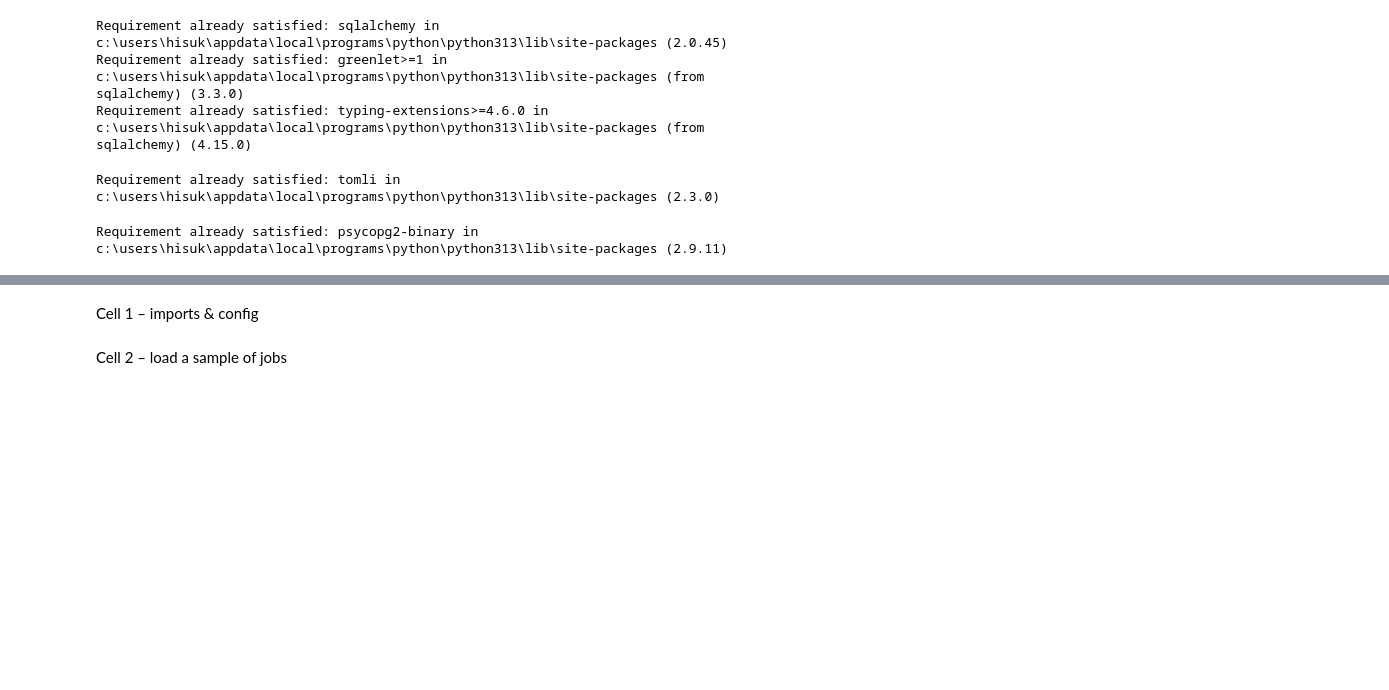
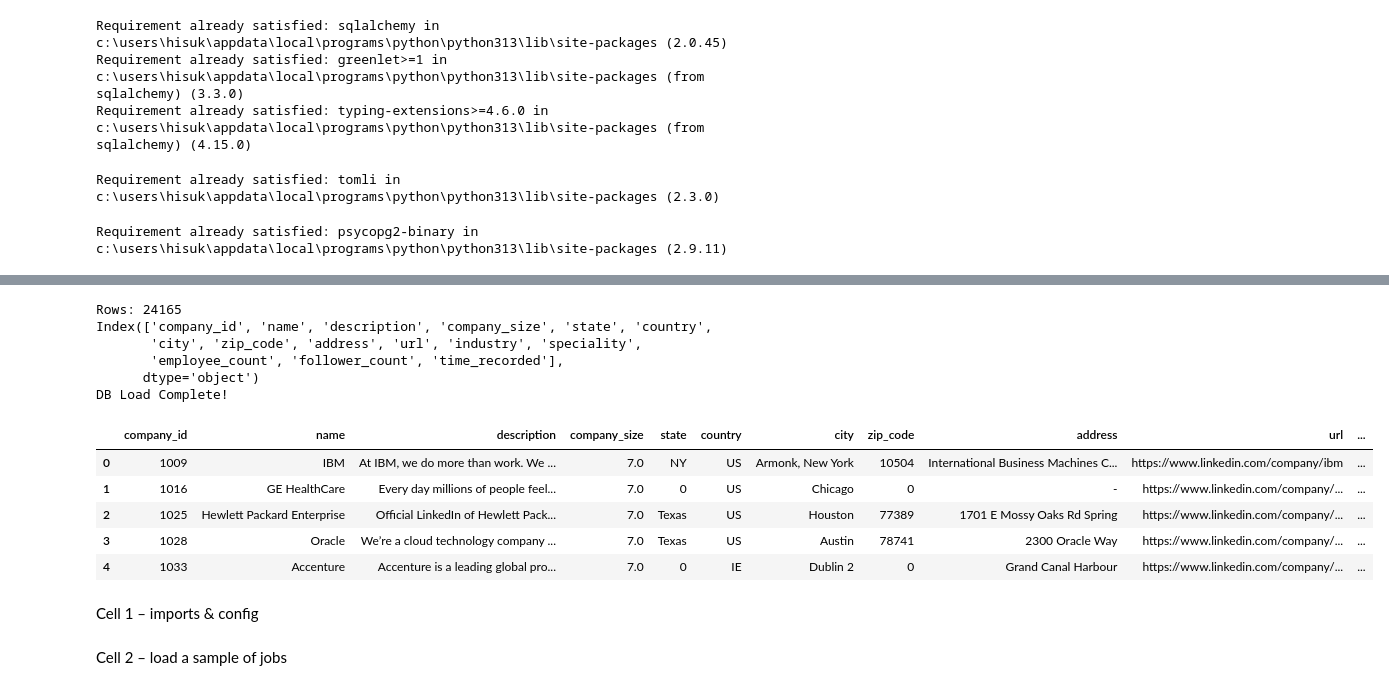
Before and after one commit to BGlifee/Labor_Market_NLP_Prototype, a Jupyter notebook: notebooks/01_eda_jobs.ipynb, the cells around one changed output, grey strips where cells are left out. Cells and saved outputs as stored; diff of their text form; code cells hidden in the pictures; blank space fills up the shorter version.

```diff
--- a/notebooks/01_eda_jobs.ipynb
+++ b/notebooks/01_eda_jobs.ipynb
@@ -32,6 +32,46 @@ Requirement already satisfied: charset_normalizer<4,>=2 in c:\users\hisuk\appdat
 Requirement already satisfied: idna<4,>=2.5 in c:\users\hisuk\appdata\local\programs\python\python313\lib\site-packages (from requests->transformers<6.0.0,>=4.41.0->sentence-transformers) (3.11)
 Requirement already satisfied: urllib3<3,>=1.21.1 in c:\users\hisuk\appdata\local\programs\python\python313\lib\site-packages (from requests->transformers<6.0.0,>=4.41.0->sentence-transformers) (2.5.0 ...
 Requirement already satisfied: certifi>=2017.4.17 in c:\users\hisuk\appdata\local\programs\python\python313\lib\site-packages (from requests->transformers<6.0.0,>=4.41.0->sentence-transformers) (2025. ...
+# %%
+import pandas as pd
+from src.data.loader import get_db_engine
+from src.config import load_config
+
+# Load config
+cfg = load_config()
+jobs_cfg = cfg['jobs']
+table = jobs_cfg['table_name'] #'job_postings"
+
+# Load CSV
+df = pd.read_csv('C:\\Users\\hisuk\\labor-market-nlp-prototype\\data\\raw\\companies_merged.csv')
+
+print("Rows:", df.shape[0])
+print(df.columns)
+
+# Save to PostgreSQL
+engine = get_db_engine()
+df.to_sql(table, engine, if_exists='replace', index=False)
+
+print("DB Load Complete!")
+# %% [output]
+Rows: 24165
+Index(['company_id', 'name', 'description', 'company_size', 'state', 'country',
+       'city', 'zip_code', 'address', 'url', 'industry', 'speciality',
+       'employee_count', 'follower_count', 'time_recorded'],
+      dtype='object')
+DB Load Complete!
+# %%
+from src.data.loader import load_jobs
+
+jobs = load_jobs(limit=2000)
+jobs.head()
+# %% [output]
+|  | company_id | name | description | company_size | state | country | city | zip_code | address | url | ... |
+| 0 | 1009 | IBM | At IBM, we do more than work. We ... | 7.0 | NY | US | Armonk, New York | 10504 | International Business Machines C... | https://www.linkedin.com/company/ibm | ... |
+| 1 | 1016 | GE HealthCare | Every day millions of people feel... | 7.0 | 0 | US | Chicago | 0 | - | https://www.linkedin.com/company/... | ... |
+| 2 | 1025 | Hewlett Packard Enterprise | Official LinkedIn of Hewlett Pack... | 7.0 | Texas | US | Houston | 77389 | 1701 E Mossy Oaks Rd Spring | https://www.linkedin.com/company/... | ... |
+| 3 | 1028 | Oracle | We’re a cloud technology company ... | 7.0 | Texas | US | Austin | 78741 | 2300 Oracle Way | https://www.linkedin.com/company/... | ... |
+| 4 | 1033 | Accenture | Accenture is a leading global pro... | 7.0 | 0 | IE | Dublin 2 | 0 | Grand Canal Harbour | https://www.linkedin.com/company/... | ... |
 # %% [markdown]
 Cell 1 – imports & config
 # %%
```
Also changed, not shown: parts of 8 cells of this notebook, 4 other files.
